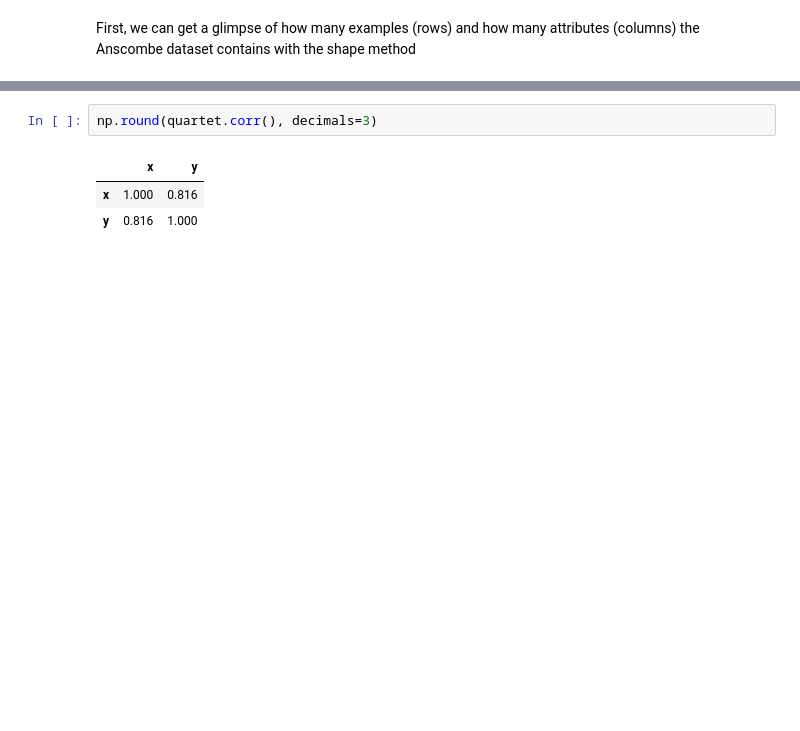
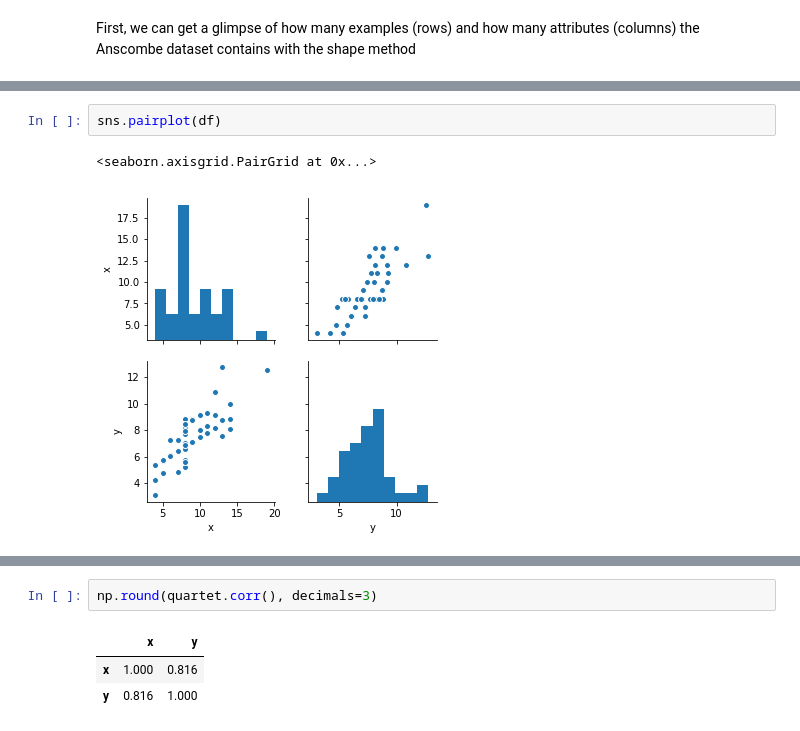
Before and after one commit to MarianneLawless/Fundamentals-of-DA-Pratical-Assignments, a Jupyter notebook: An Analysis of Anscombe's quartet dataset .ipynb, the cells around one changed output, grey strips where cells are left out. Saved outputs shown, nothing was run; the diff lists cells and outputs as text; blank space fills up the shorter version.

```diff
--- a/An Analysis of Anscombe's quartet dataset .ipynb
+++ b/An Analysis of Anscombe's quartet dataset .ipynb
@@ -88,0 +153,5 @@ np.round(quartet.describe()) # Rounds descriptive output data to 2 decimals
+# %%
+sns.pairplot(df)
+# %% [output]
+<seaborn.axisgrid.PairGrid at 0x...>
+[figure, added]
```
Also changed, not shown: parts of 17 cells of this notebook.
